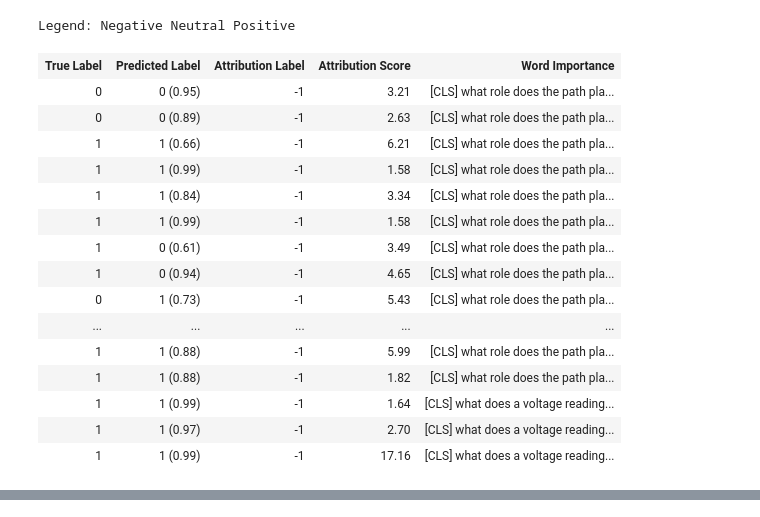
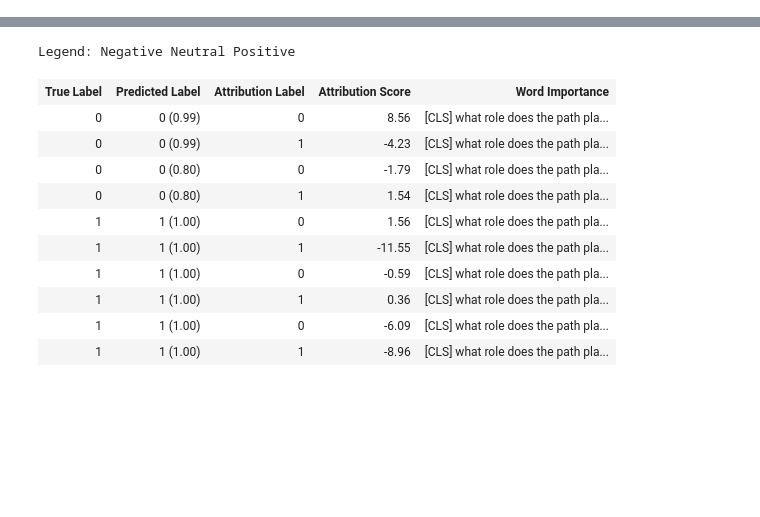
Before and after one commit to andrewPoulton/explainable-asag, a Jupyter notebook: Explanations.ipynb, the cells around one changed output, grey strips where cells are left out. Drawn from its saved outputs; the diff is of its cells as text; code cells hidden in the pictures; blank space fills up the shorter version.

```diff
--- a/Explanations.ipynb
+++ b/Explanations.ipynb
@@ -8,8 +10,18 @@ from explain import *
+# %%
+if False:
+    for f in os.scandir('explained'):
+        try:
+            name = os.path.join('explained', f.name)
+            df = pd.read_pickle(os.path.join('explained', f.name))
+            df['attr_score'] = df['attr_score'].apply(lambda x: x.item())
+            df.to_pickle(os.path.join('explained', f.name))
+        except:
+            pass
 # %%
-def get_data_record(df,i):
+def get_data_record(df,i, aggr = 'norm'):
     row = df.iloc[i]
     r = visualization.VisualizationDataRecord(
-                        row.get('attr', -1),
+                        row.get('attr_' + aggr, -1),
                         row.get('pred_prob', 0),
                         row.get('pred', -1),
                         row.get('label', -1),
@@ -18,3 +30,6 @@ def get_data_record(df,i):
                         row['tokens'].split(' '),
                         row.get('delta'))
     return r
+
+def visualize(df, I, aggr = 'norm'):
+    visualization.visualize_text([get_data_record(df,i, aggr = aggr) for i in I])
@@ -84,21 +36,5 @@ Legend: Negative Neutral Positive
-# %%
-df = pd.read_pickle('explained/roberta-base_GradientShap.pkl')
-visualization.visualize_text([get_data_record(df,i) for i in range(30,40)]);
-# %% [output]
-Legend: Negative Neutral Positive
-| True Label | Predicted Label | Attribution Label | Attribution Score | Word Importance |
-| 0 | 0 (0.95) | -1 | 3.21 | [CLS] what role does the path pla... |
-| 0 | 0 (0.89) | -1 | 2.63 | [CLS] what role does the path pla... |
-| 1 | 1 (0.66) | -1 | 6.21 | [CLS] what role does the path pla... |
-| 1 | 1 (0.99) | -1 | 1.58 | [CLS] what role does the path pla... |
-| 1 | 1 (0.84) | -1 | 3.34 | [CLS] what role does the path pla... |
-| 1 | 1 (0.99) | -1 | 1.58 | [CLS] what role does the path pla... |
-| 1 | 0 (0.61) | -1 | 3.49 | [CLS] what role does the path pla... |
-| 1 | 0 (0.94) | -1 | 4.65 | [CLS] what role does the path pla... |
-| 0 | 1 (0.73) | -1 | 5.43 | [CLS] what role does the path pla... |
-| ... | ... | ... | ... | ... |
-| 1 | 1 (0.88) | -1 | 5.99 | [CLS] what role does the path pla... |
-| 1 | 1 (0.88) | -1 | 1.82 | [CLS] what role does the path pla... |
-| 1 | 1 (0.99) | -1 | 1.64 | [CLS] what does a voltage reading... |
-| 1 | 1 (0.97) | -1 | 2.70 | [CLS] what does a voltage reading... |
-| 1 | 1 (0.99) | -1 | 17.16 | [CLS] what does a voltage reading... |
+# %%
+df = pd.read_pickle(os.path.join('explained', 'bert-base_beetle_1fkyddwv_GradientShap.pkl'))
+display(df.head())
+visualize(df, range(10), aggr = 'norm')
+# %% [output]
@@ -104,0 +47,12 @@ Legend: Negative Neutral Positive
+Legend: Negative Neutral Positive
+| True Label | Predicted Label | Attribution Label | Attribution Score | Word Importance |
+| 0 | 0 (0.99) | 0 | 8.56 | [CLS] what role does the path pla... |
+| 0 | 0 (0.99) | 1 | -4.23 | [CLS] what role does the path pla... |
+| 0 | 0 (0.80) | 0 | -1.79 | [CLS] what role does the path pla... |
+| 0 | 0 (0.80) | 1 | 1.54 | [CLS] what role does the path pla... |
+| 1 | 1 (1.00) | 0 | 1.56 | [CLS] what role does the path pla... |
+| 1 | 1 (1.00) | 1 | -11.55 | [CLS] what role does the path pla... |
+| 1 | 1 (1.00) | 0 | -0.59 | [CLS] what role does the path pla... |
+| 1 | 1 (1.00) | 1 | 0.36 | [CLS] what role does the path pla... |
+| 1 | 1 (1.00) | 0 | -6.09 | [CLS] what role does the path pla... |
+| 1 | 1 (1.00) | 1 | -8.96 | [CLS] what role does the path pla... |
```
Also changed, not shown: parts of 8 cells of this notebook, 1 other file.
